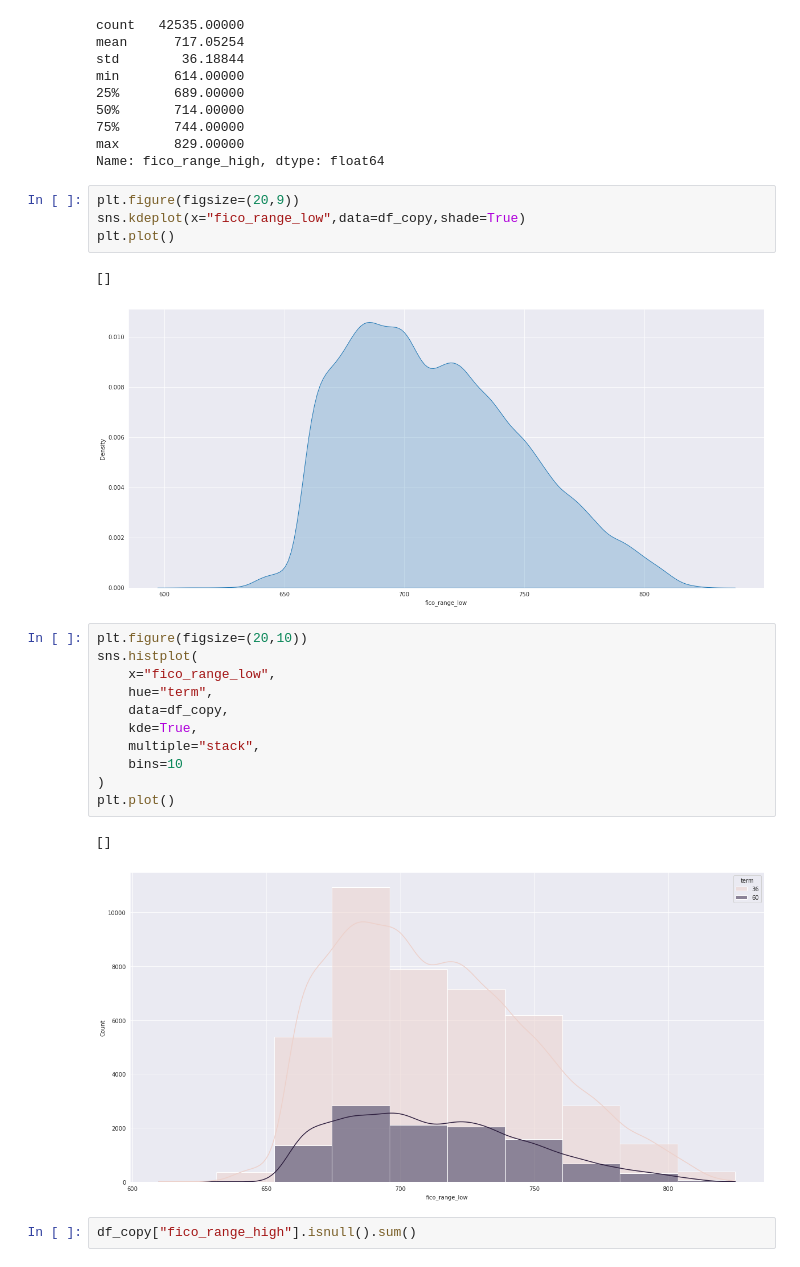
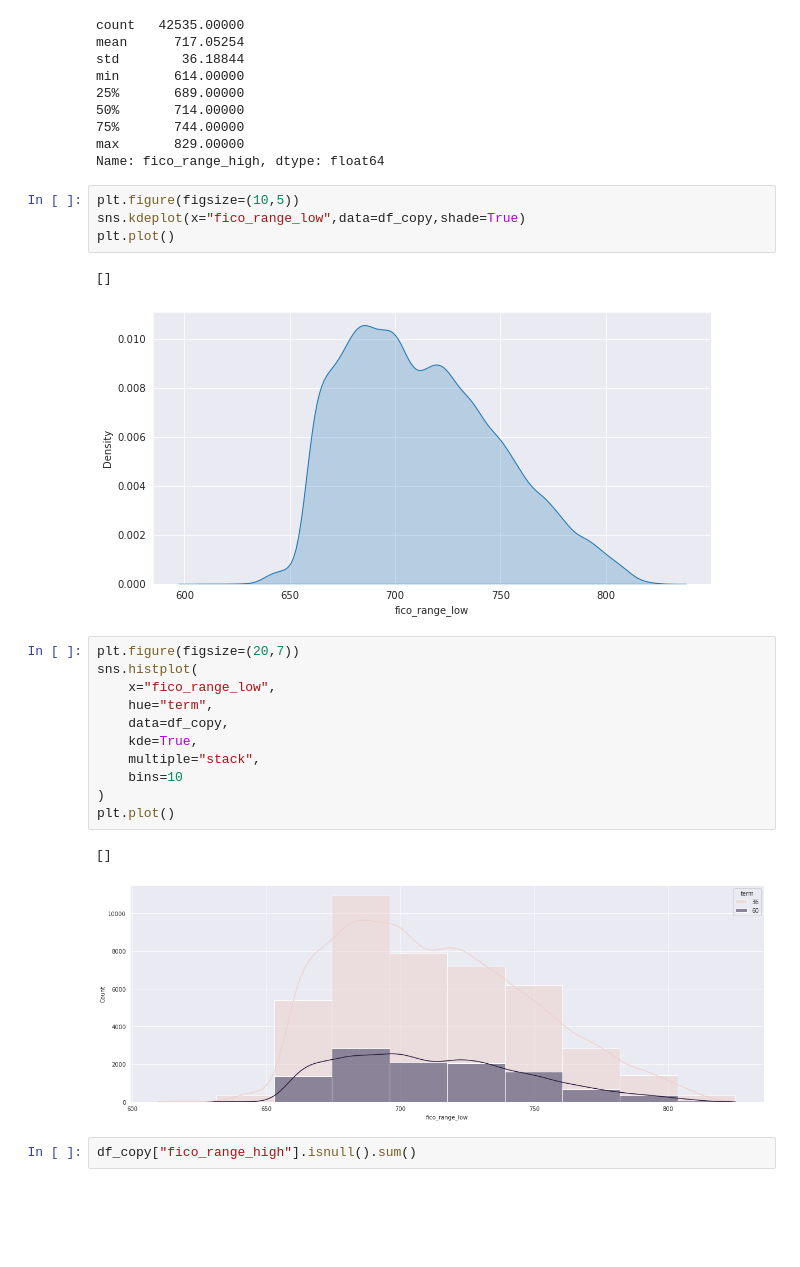
Before and after one commit to Chinmay487/money_lending_club, a Jupyter notebook: analysis.ipynb, the cells around one changed output. Cells and saved outputs as stored; diff of their text form; blank space fills up the shorter version.

```diff
--- a/analysis.ipynb
+++ b/analysis.ipynb
@@ -522,14 +500,14 @@ min       614.00000
 max       829.00000
 Name: fico_range_high, dtype: float64
 # %%
-plt.figure(figsize=(20,9))
+plt.figure(figsize=(10,5))
 sns.kdeplot(x="fico_range_low",data=df_copy,shade=True)
 plt.plot()
 # %% [output]
 []
-[figure, old version]
+[figure, new version]
 # %%
-plt.figure(figsize=(20,10))
+plt.figure(figsize=(20,7))
 sns.histplot(
     x="fico_range_low",
     hue="term",
@@ -541,7 +519,7 @@ sns.histplot(
 plt.plot()
 # %% [output]
 []
-[figure, old version]
+[figure, new version]
 # %%
 df_copy["fico_range_high"].isnull().sum()
 # %% [output]
```
Also changed, not shown: parts of 91 cells of this notebook, 1 other file.
